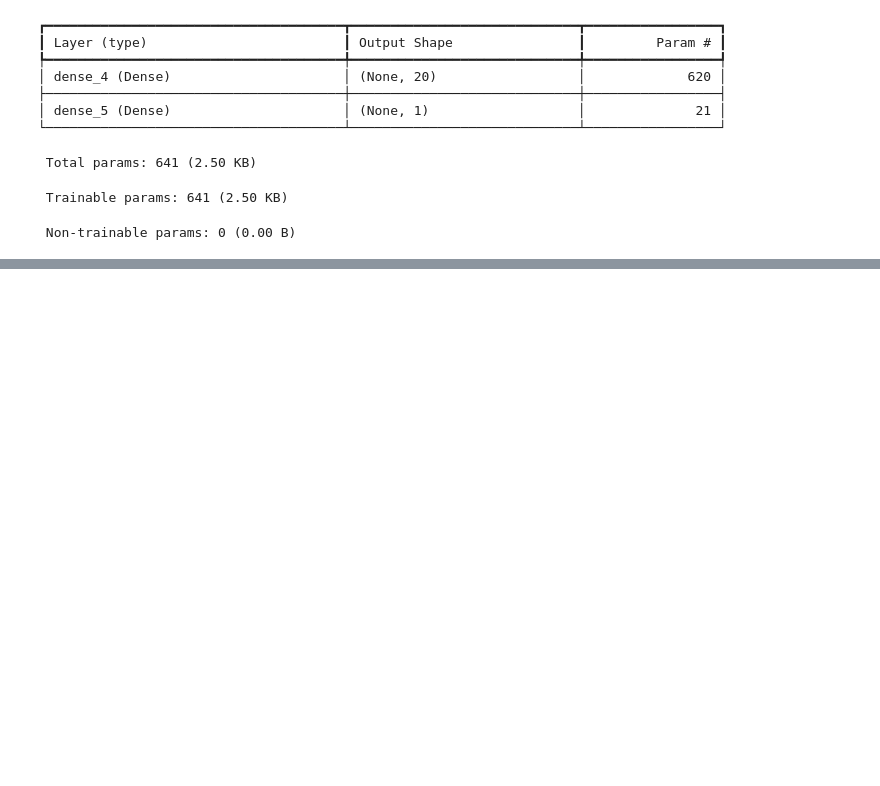
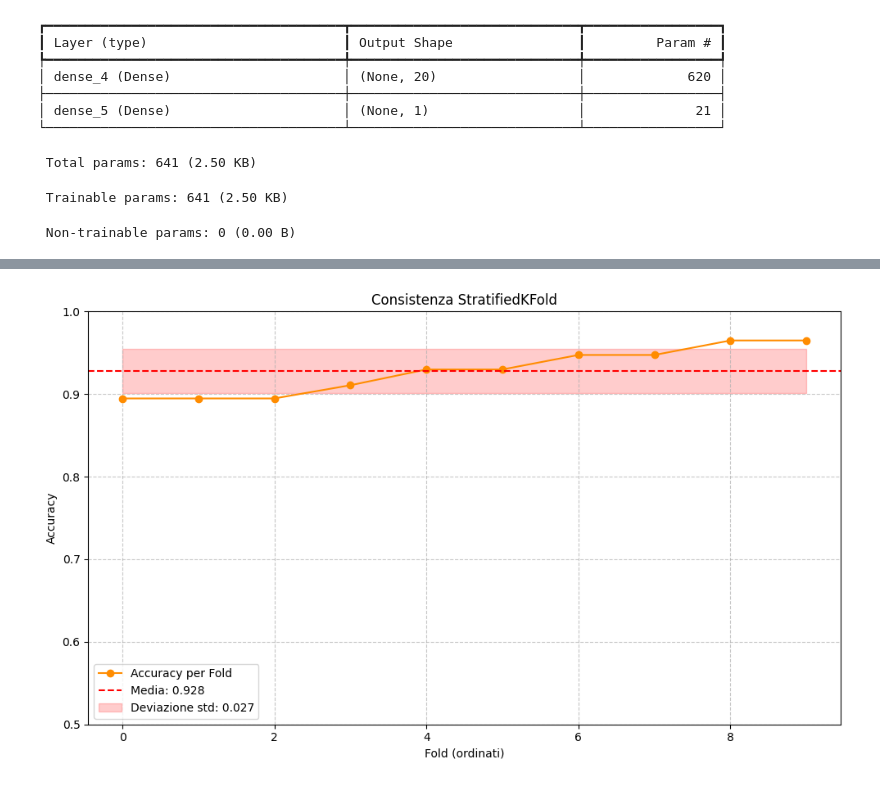
Before and after one commit to NIKFIORE/Progetto-Machine-Learning, a Jupyter notebook: Progetto.ipynb, the cells around one changed output, grey strips where cells are left out. Saved outputs shown, nothing was run; the diff lists cells and outputs as text; code cells hidden in the pictures; blank space fills up the shorter version.

```diff
--- a/Progetto.ipynb
+++ b/Progetto.ipynb
@@ -539,0 +616,20 @@ plt.show()
+# %%
+# Grafico di consistenza per K-Fold e Stratified K-Fold
+plt.figure(figsize=(10, 6))
+x_indices = np.arange(len(accuracy_stratified))
+plt.plot(x_indices, sorted(accuracy_stratified), 'o-', label='Accuracy per Fold', color='darkorange')
+plt.axhline(y=np.mean(accuracy_stratified), color='red', linestyle='--', label=f'Media: {np.mean(accuracy_stratified):.3f}')
+plt.fill_between(x_indices, np.mean(accuracy_stratified) - np.std(accuracy_stratified),
+                 np.mean(accuracy_stratified) + np.std(accuracy_stratified), alpha=0.2, color='red',
+                 label=f'Deviazione std: {np.std(accuracy_stratified):.3f}')
+plt.grid(True, linestyle='--', alpha=0.7)
+plt.title('Consistenza StratifiedKFold')
+plt.xlabel('Fold (ordinati)')
+plt.ylabel('Accuracy')
+plt.ylim([min(min(accuracy_stratified) - 0.05, 0.5), 1.0])
+plt.legend()
+
+plt.tight_layout()
+plt.show()
+# %% [output]
+[figure, added]
```
Also changed, not shown: parts of 8 cells of this notebook.
